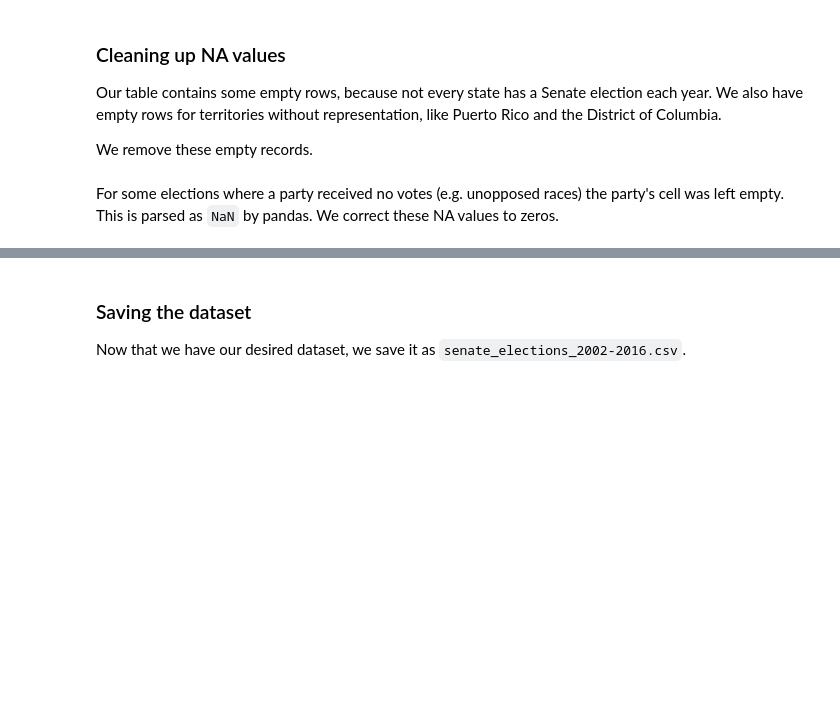
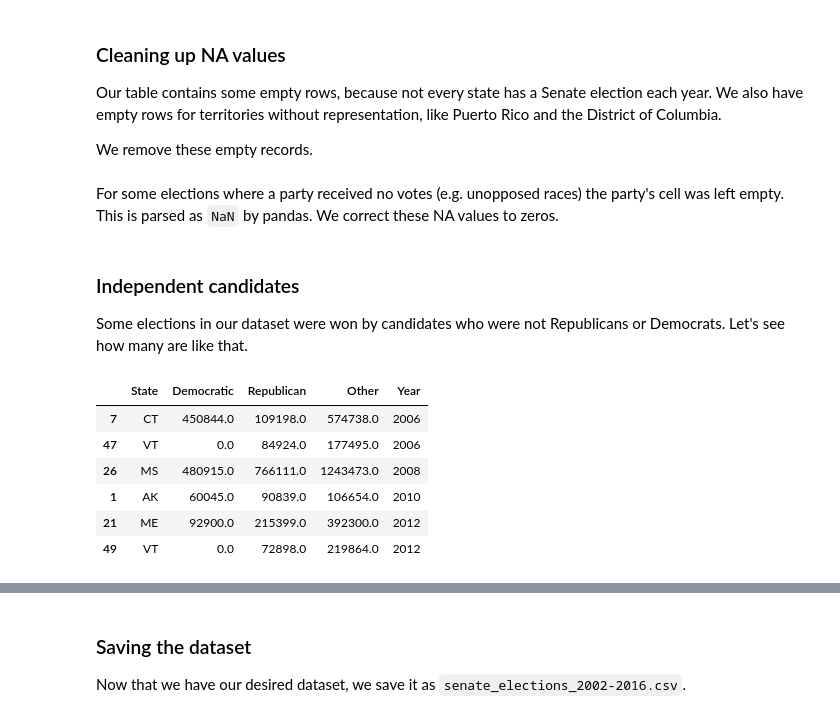
Before and after one commit to gerrymandr/party-tilt, a Jupyter notebook: AllFiftyStates.ipynb, the cells around one changed output, grey strips where cells are left out. Drawn from its saved outputs; the diff is of its cells as text; code cells hidden in the pictures; blank space fills up the shorter version.

```diff
--- a/AllFiftyStates.ipynb
+++ b/AllFiftyStates.ipynb
@@ -71,8 +62,26 @@ Our table contains some empty rows, because not every state has a Senate electio
 We remove these empty records.
 # %%
 # Drop all records for elections that didn't happen
-df = df.dropna(how="all", subset=("Democratic", "Republican", "Other"))
+df.dropna(how="all", subset=("Democratic", "Republican", "Other"), inplace=True)
 # %% [markdown]
 For some elections where a party received no votes (e.g. unopposed races) the party's cell was left empty. This is parsed as `NaN` by pandas. We correct these NA values to zeros.
 # %%
-df = df.fillna(0)
+df.fillna(0, inplace=True)
+# %% [markdown]
+### Independent candidates
+
+Some elections in our dataset were won by candidates who were not Republicans or Democrats. Let's see how many are like that.
+# %%
+parties = ["Democratic", "Republican", "Other"]
+
+other_won = df[df["Other"] == df[parties].max(axis=1)]
+
+other_won
+# %% [output]
+|  | State | Democratic | Republican | Other | Year |
+| 7 | CT | 450844.0 | 109198.0 | 574738.0 | 2006 |
+| 47 | VT | 0.0 | 84924.0 | 177495.0 | 2006 |
+| 26 | MS | 480915.0 | 766111.0 | 1243473.0 | 2008 |
+| 1 | AK | 60045.0 | 90839.0 | 106654.0 | 2010 |
+| 21 | ME | 92900.0 | 215399.0 | 392300.0 | 2012 |
+| 49 | VT | 0.0 | 72898.0 | 219864.0 | 2012 |
```
Also changed, not shown: parts of 48 cells of this notebook, 3 other files.
